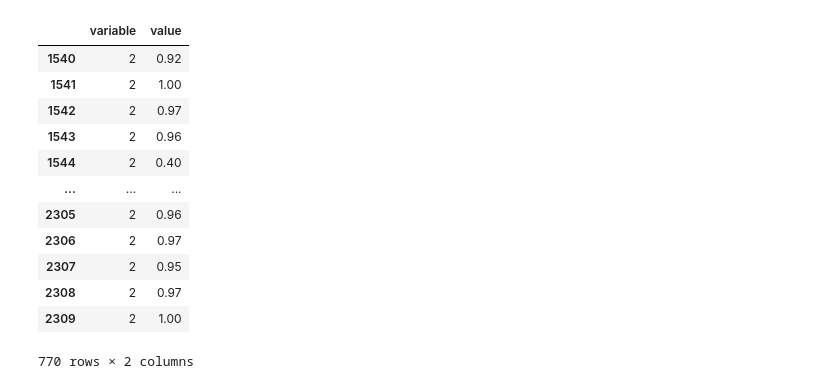
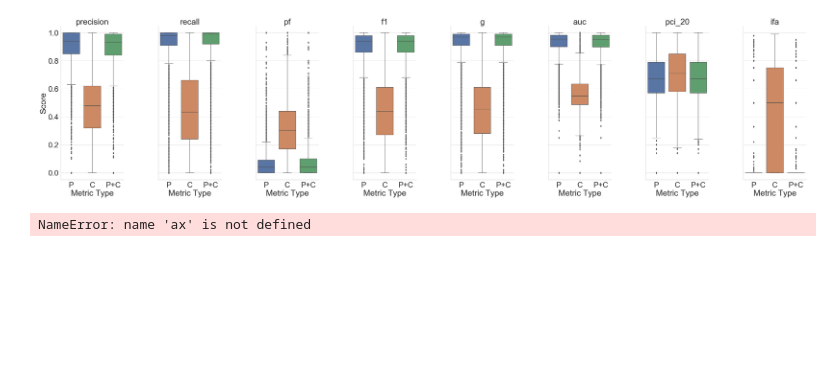
Before and after one commit to Suvodeep90/TCKCCA, a Jupyter notebook: Graphs.ipynb, the cells around one changed output. Saved outputs shown, nothing was run; the diff lists cells and outputs as text; code cells hidden in the pictures; blank space fills up the shorter version.

```diff
--- a/Graphs.ipynb
+++ b/Graphs.ipynb
@@ -79,18 +84,24 @@ for metric in metrics:
 # %%
-# With Commit Level
+# With file level
 dfs = ['process','product','process+product']
-metrics = ['precision', 'recall', 'pf', 'f1', 'g', 'auc', 'pci_20', 'ifa']
+final_df = pd.DataFrame()
+metrics = ['precision', 'recall', 'pf', 'f1', 'g', 'auc', 'pci_20','ifa']
+_plot = [181,182,183,184,185,186,187,188]
+i = 0
 for metric in metrics:
     data = []
     for df in dfs:
-        file = pd.read_pickle('results/Performance/With_median_commit_guru_data/' + df +'_1000.pkl')
-        data.append(list(file[metric].values()))
+        file = pd.read_pickle('results/Performance/commit_guru_file_specific/' + df +'_700_rf_5_fold_5_repeat.pkl')
+        if metric == 'ifa':
+            l = [item/100 for sublist in list(file[metric].values()) for item in sublist]
+        else:
+            l = [item for sublist in list(file[metric].values()) for item in sublist]
+#         print(metric,df,np.nanmedian(l))
+        data.append(l)
     data_df = pd.DataFrame(data)
-    data_df.index = [['process','product','process_product']]
+    data_df.index = [['P','C','P+C']]
     x = pd.melt(data_df.T)
-    x.columns = [metric,'Score']
-
-    fig, ax = plt.subplots(figsize=(10,8))
-    plt.figure()
-    ax = sns.boxplot(x = metric, y = 'Score',ax=ax ,data=x)
-    fig.savefig('results/image/commit-level/' + metric + '.png')
+    x.columns = ['Metric Type','Score']
+    x['Evaluation Criteria'] = [metric]*x.shape[0]
+    final_df = pd.concat([final_df,x])
+final_df.columns = x.columns
@@ -113,16 +108,14 @@ data=pd.melt(data_df.T)
-# %%
-data[data['variable'] == 1]
-# %% [output]
-|  | variable | value |
-| 1540 | 2 | 0.92 |
-| 1541 | 2 | 1.00 |
-| 1542 | 2 | 0.97 |
-| 1543 | 2 | 0.96 |
-| 1544 | 2 | 0.40 |
-| ... | ... | ... |
-| 2305 | 2 | 0.96 |
-| 2306 | 2 | 0.97 |
-| 2307 | 2 | 0.95 |
-| 2308 | 2 | 0.97 |
-| 2309 | 2 | 1.00 |
-770 rows × 2 columns
+# %%
+sns.set(style='whitegrid',font_scale=3)
+order = ["P", "C", "P+C"]
+g = sns.catplot(x="Metric Type", y="Score", col="Evaluation Criteria",height=12,aspect=0.5,margin_titles=True,kind="box",
+                order=order, data=final_df)
+[plt.setp(ax.texts, text="") for ax in g.axes.flat]
+g.set_titles(row_template = '{row_name}', col_template = '{col_name}')
+g.savefig('results/image/final.pdf')
+# %% [output]
+[figure, added]
+# %%
+ax
+# %% [output]
+NameError: name 'ax' is not defined
```
Also changed, not shown: parts of 5 cells of this notebook, 38 other files.
